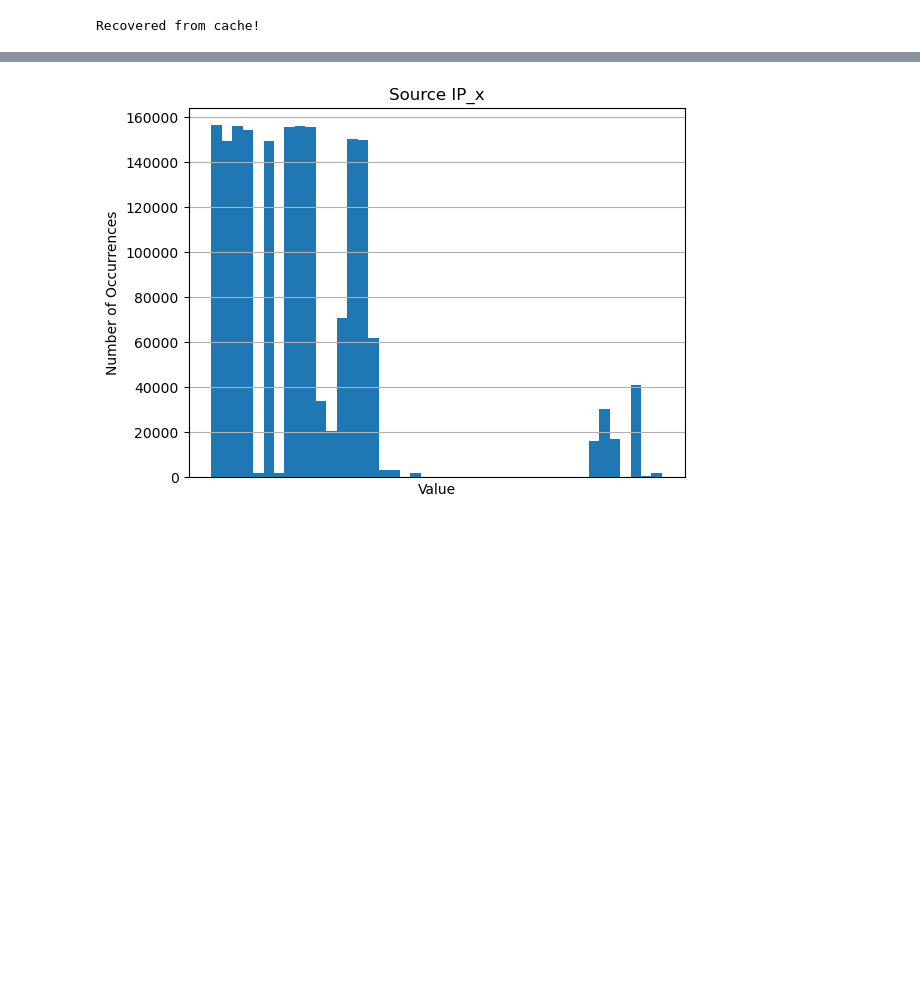
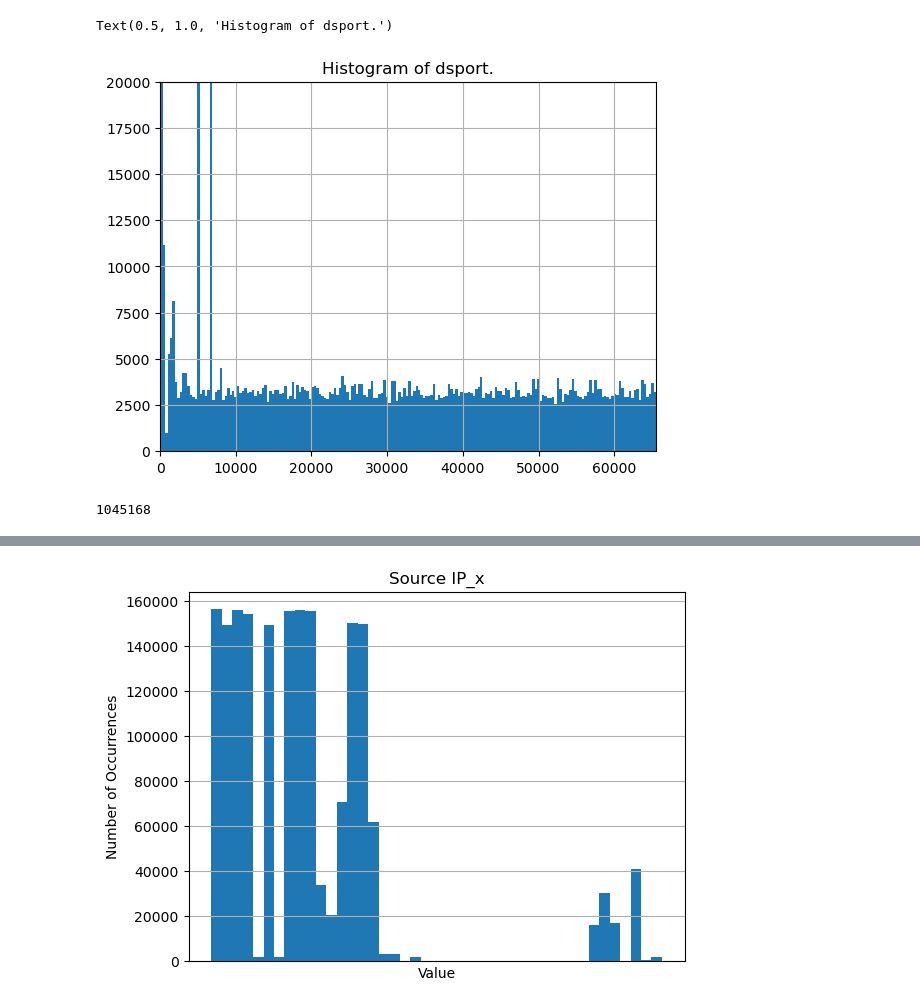
Before and after one commit to CastOrdo/TabMT, a Jupyter notebook: data_analysis.ipynb, the cells around one changed output, grey strips where cells are left out. Saved outputs shown, nothing was run; the diff lists cells and outputs as text; code cells hidden in the pictures; blank space fills up the shorter version.

```diff
--- a/data_analysis.ipynb
+++ b/data_analysis.ipynb
@@ -4,11 +5,35 @@ import numpy as np
 from matplotlib import pyplot as plt
 from dataset import UNSW_NB15
 # %%
+legend = "data/NUSW-NB15_features.xlsx"
 files = ["data/UNSW_NB_15_1_withCVSS_V2.csv",
          "data/UNSW_NB_15_2_withCVSS_V2.csv",
          "data/UNSW_NB_15_4_withCVSS_V2.csv"]
-legend = "data/NUSW-NB15_features.xlsx"
 
-dataset = UNSW_NB15(files, legend, num_clusters=200)
+feat_legend = pd.read_excel(legend, header=0, engine='openpyxl')
+dtypes = feat_legend['Type '].str.lower()
+names = feat_legend['Name'].str.lower()
+
+frame = pd.DataFrame()
+for file in files:
+    df = pd.read_csv(file, header=0, dtype=object, names=names)
+    frame = pd.concat([frame, df], axis=0)
+
+numericals = np.where(dtypes != 'nominal')[0]
+for idx in tqdm(numericals, desc="Curing Data"):
+    frame.iloc[:, idx] = pd.to_numeric(frame.iloc[:, idx], errors='coerce')
-# %% [output]
-Recovered from cache!
+# %%
+column = frame.iloc[:, 3]
+
+ax = column.dropna().hist(bins=200)
+ax.cumulative=True
+ax.set_xlim([0, max(column)])
+ax.set_ylim([0, 0.2e5])
+plt.title(f'Histogram of {column.name}.')
+# %% [output]
+Text(0.5, 1.0, 'Histogram of dsport.')
+[figure, added]
+# %%
+len(frame.loc[frame.iloc[:, 3] < 5000, 'dsport'])
+# %% [output]
+1045168
```
Also changed, not shown: parts of 6 cells of this notebook, 2 other files.
